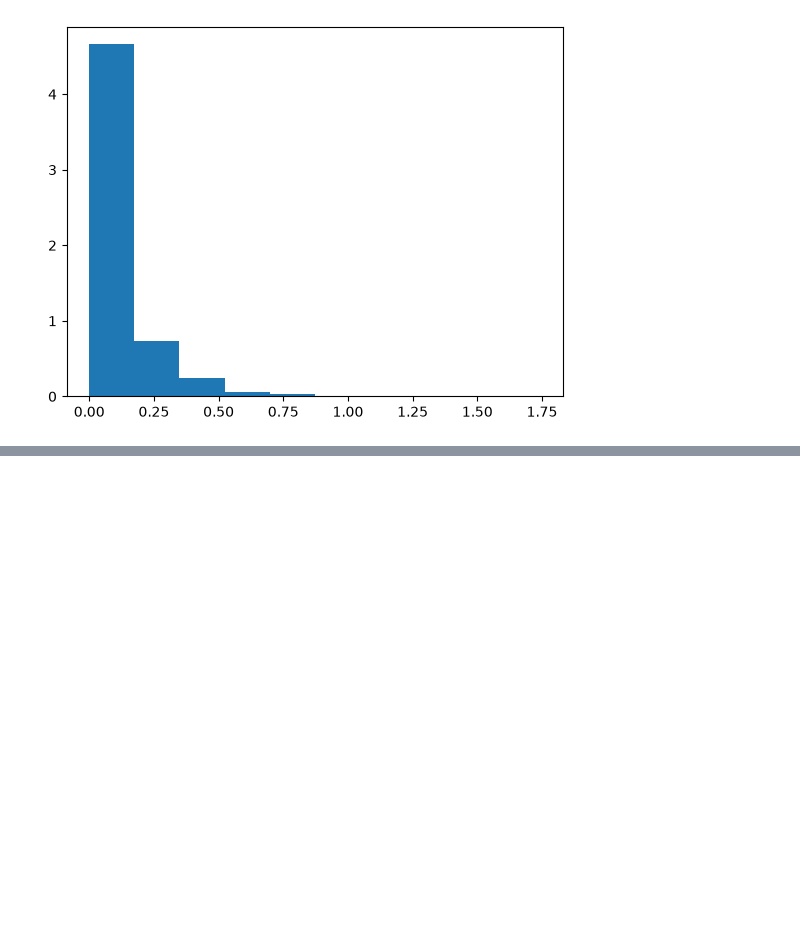
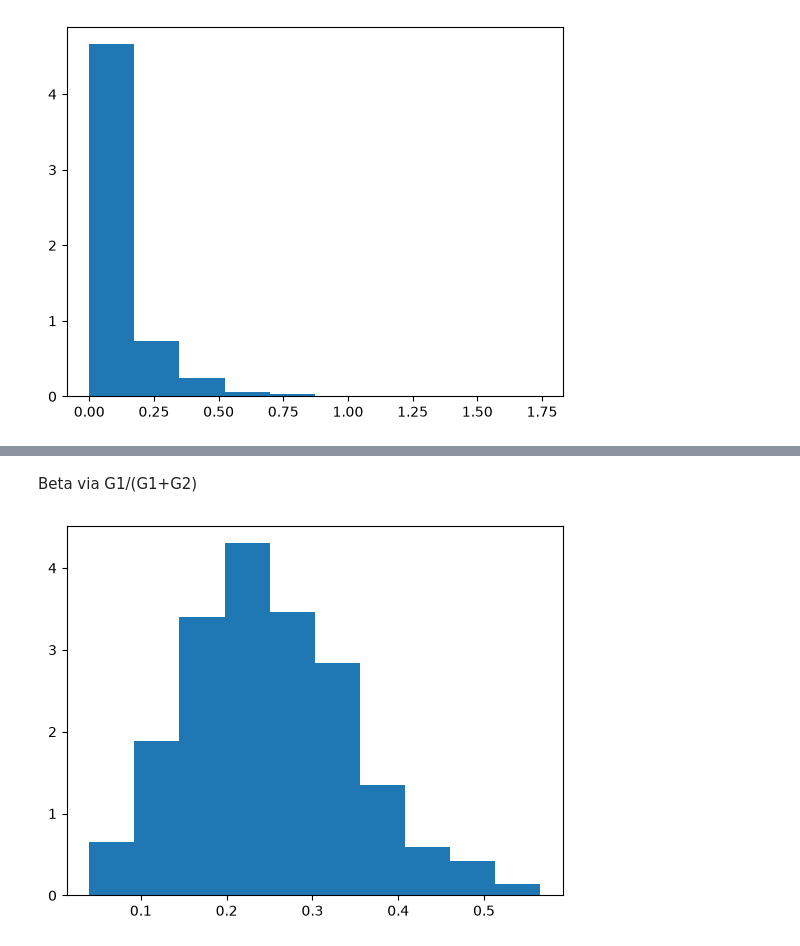
Before and after one commit to SilverPhone784/Prog-Estat, a Jupyter notebook: distribuicoes.ipynb, the cells around one changed output, grey strips where cells are left out. Saved outputs shown, nothing was run; the diff lists cells and outputs as text; code cells hidden in the pictures; blank space fills up the shorter version.

```diff
--- a/distribuicoes.ipynb
+++ b/distribuicoes.ipynb
@@ -383,0 +418,15 @@ plt.show()
+# %% [markdown]
+Beta via G1/(G1+G2)
+# %%
+def beta_transform(alpha, beta, M):
+
+    G1 = np.array(gama(alpha, 1, M))
+    G2 = np.array(gama(beta, 1, M))
+
+    return G1/(G1+G2)
+
+dados = beta_transform(5, 15, 1_000)
+plt.hist(dados, density=True)
+plt.show()
+# %% [output]
+[figure, added]
```
Also changed, not shown: parts of 2 cells of this notebook.
